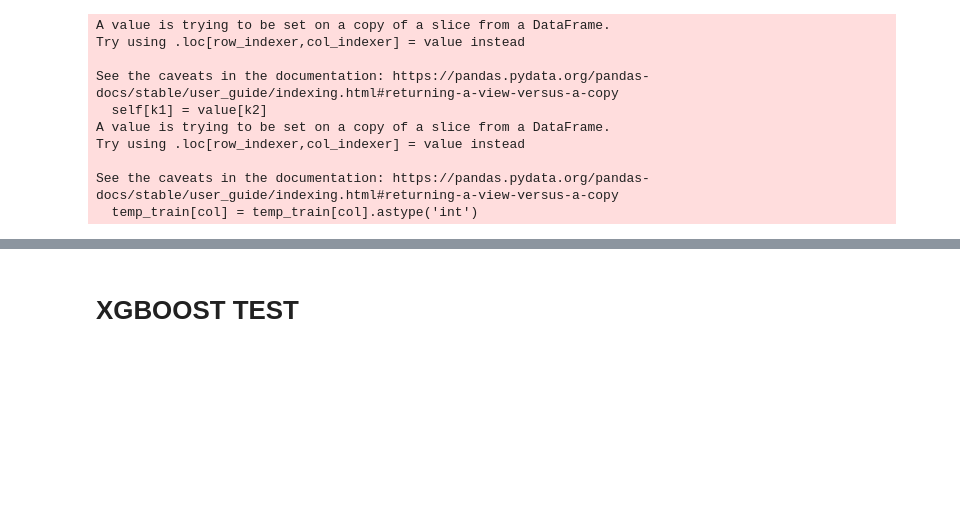
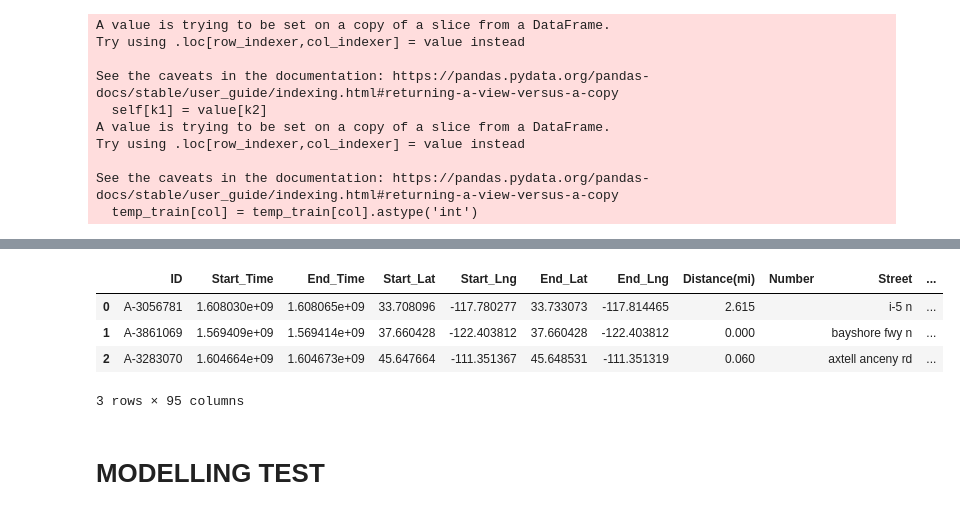
Before and after one commit to s3818311/PDS, a Jupyter notebook: main.ipynb, the cells around one changed output, grey strips where cells are left out. Drawn from its saved outputs; the diff is of its cells as text; code cells hidden in the pictures; blank space fills up the shorter version.

```diff
--- a/main.ipynb
+++ b/main.ipynb
@@ -1945,7 +1946,8 @@ low_corrs = corrs_df[corrs_df["Correlation"] < 0.04]["Column"].to_numpy()
 low_corrs = np.append(low_corrs, "Turning_Loop")
 
 high_corrs = corrs_df[corrs_df["Correlation"] > 0.04]["Column"].to_numpy()
-
+# add Severity to this list as well
+high_corrs = np.append(high_corrs, "Severity")
 
 print(f"{low_corrs=}")
 print(f"{high_corrs=}")
@@ -2018,13 +2019,20 @@ temp_train.head(5)
 from sklearn.preprocessing import OneHotEncoder
 
 ohe = OneHotEncoder()
-ohe_df = pd.DataFrame()
+ohe_cols = ['Timezone', 'State']
+train_ohe_df = pd.DataFrame()
+val_ohe_df = pd.DataFrame()
+test_ohe_df = pd.DataFrame()
 
 for c in ohe_cols:
-    # temp = ohe.fit_transform(temp_train[c].to_numpy().reshape(-1, 1)).toarray()
-    # temp = ohe.fit_transform(val_df[c].to_numpy().reshape(-1, 1)).toarray()
-    temp = ohe.fit_transform(test_df[c].to_numpy().reshape(-1, 1)).toarray()
-    temp_df = pd.DataFrame(temp, columns=[f"{c}_{i}" for i in range(temp.shape[1])])
-    ohe_df = pd.concat([ohe_df, temp_df], axis=1)
+    enc_train = ohe.fit_transform(temp_train[c].to_numpy().reshape(-1, 1)).toarray()
+    enc_val = ohe.fit_transform(val_df[c].to_numpy().reshape(-1, 1)).toarray()
+    enc_test = ohe.fit_transform(test_df[c].to_numpy().reshape(-1, 1)).toarray()
 
-ohe_df
+    train_temp_df = pd.DataFrame(enc_train, columns=[f"{c}_{i}" for i in range(enc_train.shape[1])])
+    val_temp_df = pd.DataFrame(enc_val, columns=[f"{c}_{i}" for i in range(enc_val.shape[1])])
+    test_temp_df = pd.DataFrame(enc_test, columns=[f"{c}_{i}" for i in range(enc_test.shape[1])])
+
+    train_ohe_df = pd.concat([train_ohe_df, train_temp_df], axis=1)
+    val_ohe_df = pd.concat([val_ohe_df, val_temp_df], axis=1)
+    test_ohe_df = pd.concat([test_ohe_df, test_temp_df], axis=1)
@@ -2045,4 +2038,0 @@ ohe_df
-# %%
-test_df = test_df.drop(ohe_cols, axis=1)
-test_df = pd.concat([test_df, ohe_df], axis=1)
-test_df
@@ -2062,0 +2039,4 @@ test_df
+# %%
+temp_train = pd.concat([temp_train.drop(ohe_cols, axis=1), train_ohe_df], axis=1)
+val_df = pd.concat([val_df.drop(ohe_cols, axis=1), val_ohe_df], axis=1)
+test_df = pd.concat([test_df.drop(ohe_cols, axis=1), test_ohe_df], axis=1)
@@ -2063,5 +2059,13 @@ test_df
+# %%
+test_df.head(3)
+# %% [output]
+|  | ID | Start_Time | End_Time | Start_Lat | Start_Lng | End_Lat | End_Lng | Distance(mi) | Number | Street | ... |
+| 0 | A-3056781 | 1.608030e+09 | 1.608065e+09 | 33.708096 | -117.780277 | 33.733073 | -117.814465 | 2.615 |  | i-5 n | ... |
+| 1 | A-3861069 | 1.569409e+09 | 1.569414e+09 | 37.660428 | -122.403812 | 37.660428 | -122.403812 | 0.000 |  | bayshore fwy n | ... |
+| 2 | A-3283070 | 1.604664e+09 | 1.604673e+09 | 45.647664 | -111.351367 | 45.648531 | -111.351319 | 0.060 |  | axtell anceny rd | ... |
+3 rows × 95 columns
 # %% [markdown]
-# XGBOOST TEST
+# MODELLING TEST
 # %%
 import xgboost
 from sklearn import linear_model
```
Also changed, not shown: parts of 25 cells of this notebook.
